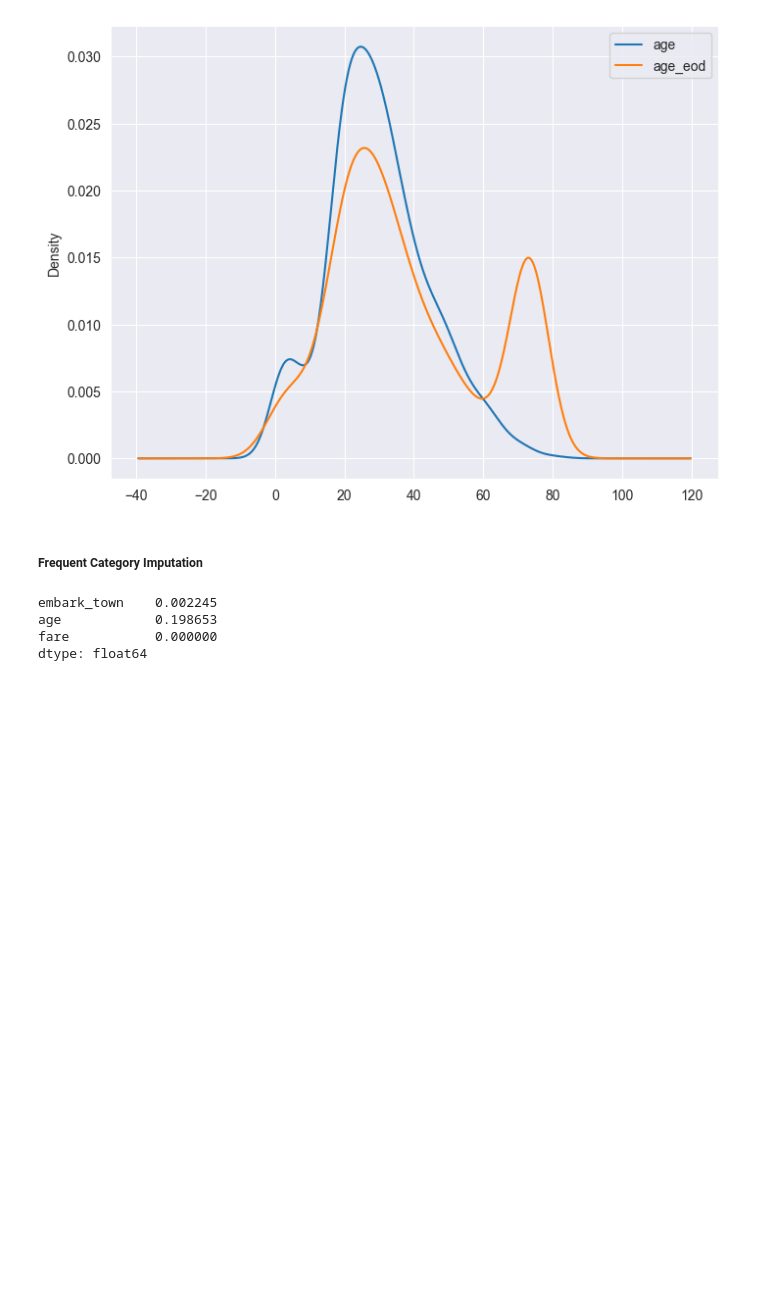
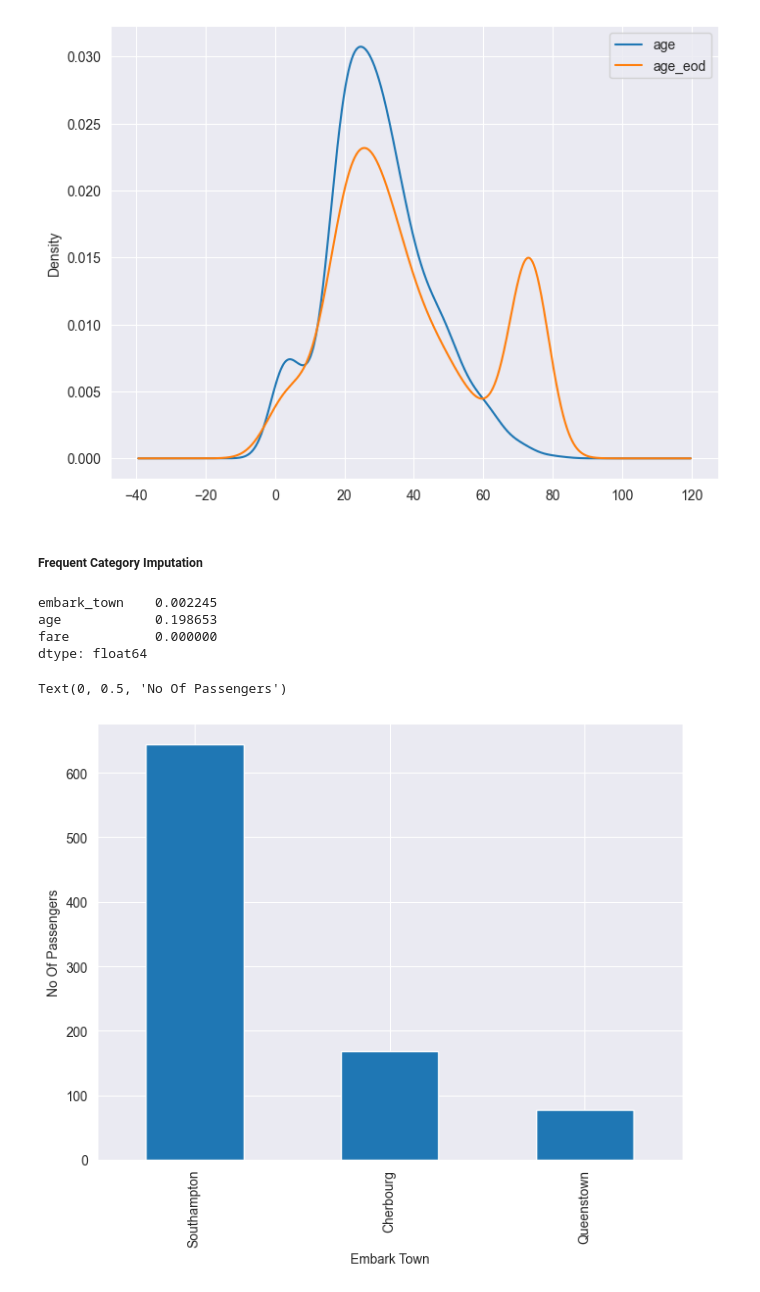
Before and after one commit to KennedyMungai/scikit-learn-intro, a Jupyter notebook: scikit_learn_intro.ipynb, the cells around one changed output. Saved outputs shown, nothing was run; the diff lists cells and outputs as text; code cells hidden in the pictures; blank space fills up the shorter version.

Commit message:
Some of the data has been plotted

```diff
--- a/scikit_learn_intro.ipynb
+++ b/scikit_learn_intro.ipynb
@@ -274,3 +274,10 @@ embark_town    0.002245
 age            0.198653
 fare           0.000000
 dtype: float64
+# %%
+titanic_data.embark_town.value_counts().sort_values(ascending=False).plot.bar()
+plt.xlabel('Embark Town')
+plt.ylabel('No Of Passengers')
+# %% [output]
+Text(0, 0.5, 'No Of Passengers')
+[figure, added]
```
